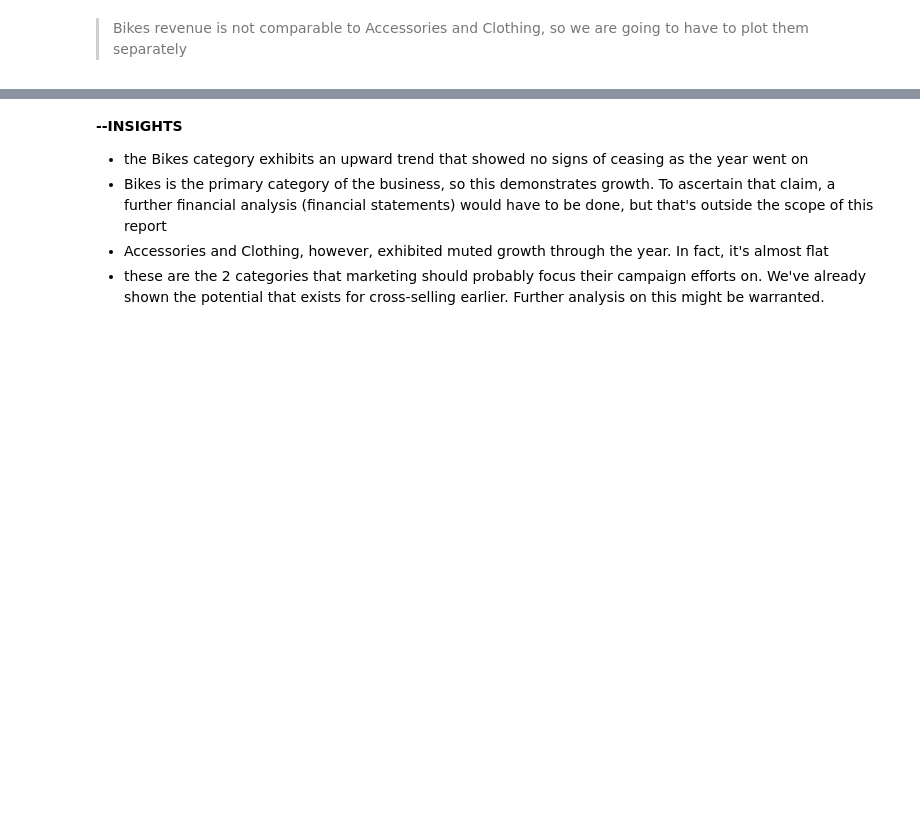
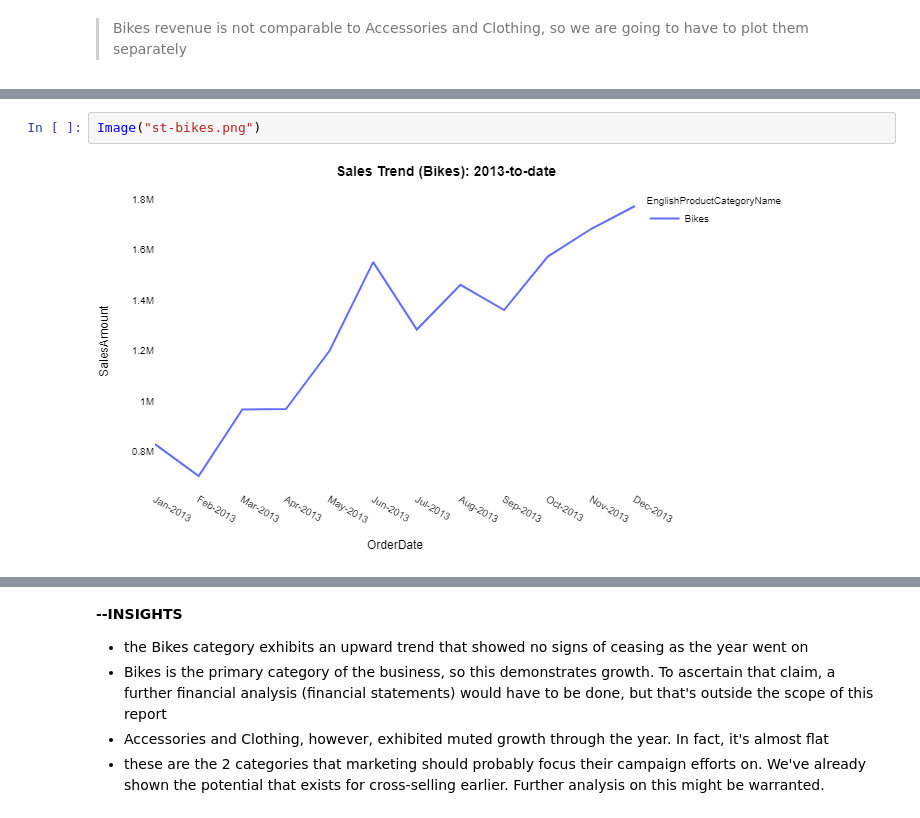
Before and after one commit to simbapy/aw-exploration, a Jupyter notebook: AW-Exploration.ipynb, the cells around one changed output, grey strips where cells are left out. Saved outputs shown, nothing was run; the diff lists cells and outputs as text; blank space fills up the shorter version.

```diff
--- a/AW-Exploration.ipynb
+++ b/AW-Exploration.ipynb
@@ -390,3 +392,7 @@ pio.show(fig)
+# %%
+Image("st-bikes.png")
+# %% [output]
+[figure, added]
 # %%
 accessories_clothing_sales = df_sales.query("EnglishProductCategoryName!='Bikes'")
 
```
Also changed, not shown: parts of 10 cells of this notebook.
